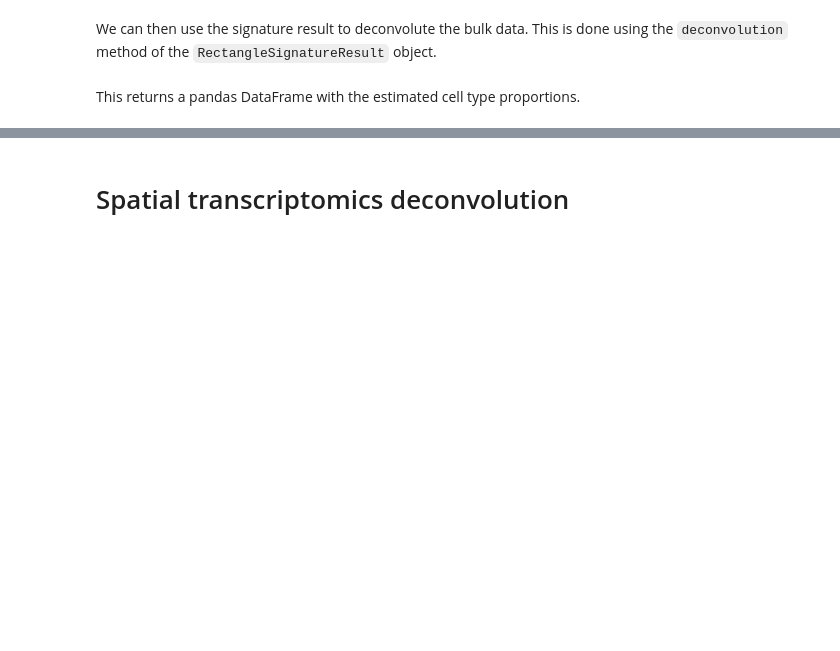
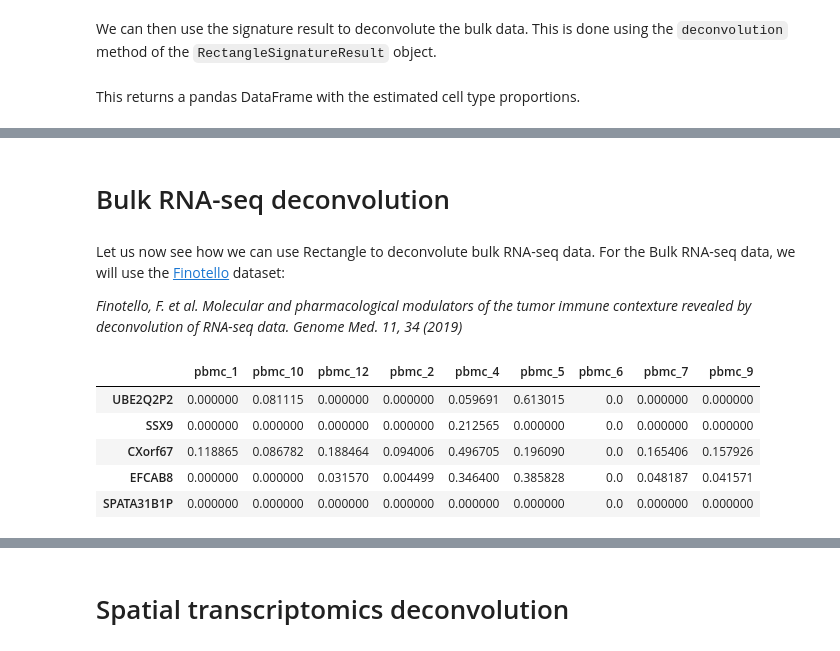
Before and after one commit to ComputationalBiomedicineGroup/Rectangle, a Jupyter notebook: docs/notebooks/example.ipynb, the cells around one changed output, grey strips where cells are left out. Drawn from its saved outputs; the diff is of its cells as text; code cells hidden in the pictures; blank space fills up the shorter version.

```diff
--- a/docs/notebooks/example.ipynb
+++ b/docs/notebooks/example.ipynb
@@ -90,3 +91,20 @@ estimations
 | pbmc_1 | 0.090739 | 0.011386 | 0.229843 | 0.022667 | 0.005956 | 0.004898 | 2.833039e-02 | 0.162392 | 0.416964 | ... |
 | pbmc_10 | 0.110518 | 0.016910 | 0.297931 | 0.016344 | 0.000659 | 0.021996 | 8.220139e-18 | 0.118382 | 0.391830 | ... |
 | pbmc_12 | 0.071532 | 0.007335 | 0.225517 | 0.101075 | 0.003095 | 0.018637 | 0.000000e+00 | 0.275009 | 0.256503 | ... |
+# %% [markdown]
+# Bulk RNA-seq deconvolution
+# %% [markdown]
+Let us now see how we can use Rectangle to deconvolute bulk RNA-seq data.
+For the Bulk RNA-seq data, we will use the [Finotello](https://figshare.com/articles/dataset/Validation_real/25347757?file=44877523) dataset:
+
+*Finotello, F. et al. Molecular and pharmacological modulators of the tumor immune contexture revealed by deconvolution of RNA-seq data. Genome Med. 11, 34 (2019)*
+# %%
+bulks_fino = pd.read_csv("../data/bulks_finotello_tpm.csv", index_col=0)
+bulks_fino.head()
+# %% [output]
+|  | pbmc_1 | pbmc_10 | pbmc_12 | pbmc_2 | pbmc_4 | pbmc_5 | pbmc_6 | pbmc_7 | pbmc_9 |
+| UBE2Q2P2 | 0.000000 | 0.081115 | 0.000000 | 0.000000 | 0.059691 | 0.613015 | 0.0 | 0.000000 | 0.000000 |
+| SSX9 | 0.000000 | 0.000000 | 0.000000 | 0.000000 | 0.212565 | 0.000000 | 0.0 | 0.000000 | 0.000000 |
+| CXorf67 | 0.118865 | 0.086782 | 0.188464 | 0.094006 | 0.496705 | 0.196090 | 0.0 | 0.165406 | 0.157926 |
+| EFCAB8 | 0.000000 | 0.000000 | 0.031570 | 0.004499 | 0.346400 | 0.385828 | 0.0 | 0.048187 | 0.041571 |
+| SPATA31B1P | 0.000000 | 0.000000 | 0.000000 | 0.000000 | 0.000000 | 0.000000 | 0.0 | 0.000000 | 0.000000 |
```
Also changed, not shown: parts of 8 cells of this notebook.
